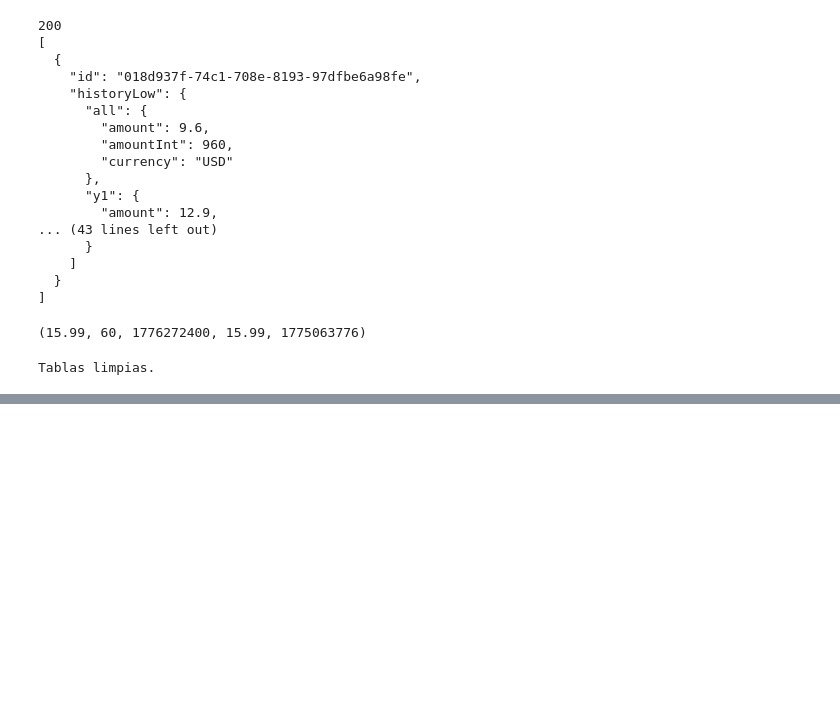
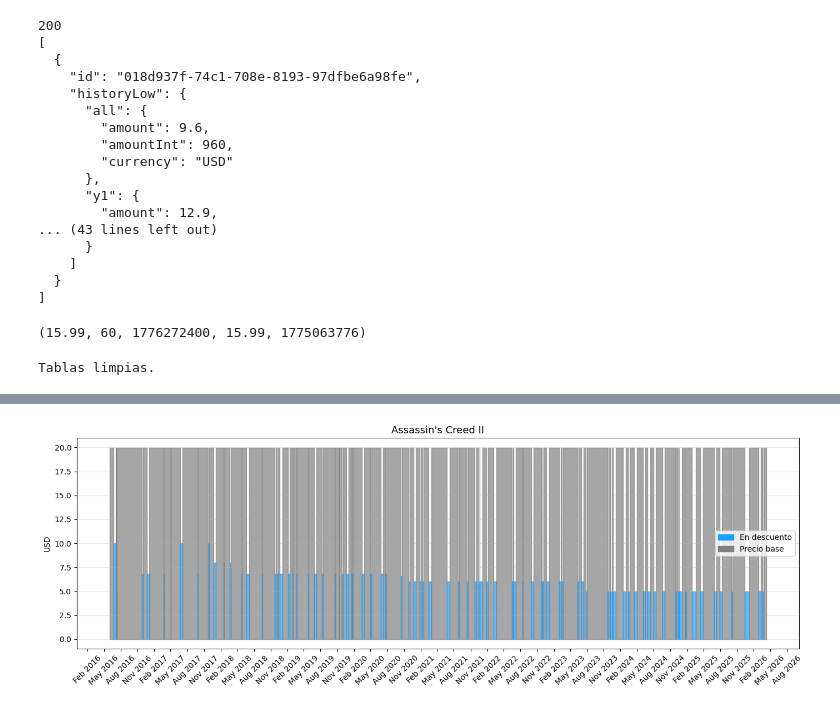
Before and after one commit to AdrianFrias/GAMELENS, a Jupyter notebook: notebooks/04_Extracion_ID_ITAD.ipynb, the cells around one changed output, grey strips where cells are left out. Drawn from its saved outputs; the diff is of its cells as text; code cells hidden in the pictures; blank space fills up the shorter version.

Commit message:
Ajuste de ignore, del codigo de obtener historico de precios y de entorno

```diff
--- a/notebooks/04_Extracion_ID_ITAD.ipynb
+++ b/notebooks/04_Extracion_ID_ITAD.ipynb
@@ -448,8 +447,0 @@ print("Todos procesados.")
-# %%
-with sqlite3.connect(DB_PATH) as conn:
-    df = pd.read_sql("""
-        SELECT *
-        FROM CAT_Juego
-        WHERE titulo like "%Tomb Raider%"
-    """, conn)
-    display(df)
@@ -852,0 +448,7 @@ with sqlite3.connect(DB_PATH) as conn:
+# %%
+with sqlite3.connect(DB_PATH) as conn:
+    df = pd.read_sql("""
+        SELECT *
+        FROM Hist_Precios_ITAD
+    """, conn)
+    display(df.head(30))
@@ -852,0 +473,19 @@ with sqlite3.connect(DB_PATH) as conn:
+# %%
+with sqlite3.connect(DB_PATH) as conn:
+    df = pd.read_sql("""
+        SELECT
+            COUNT(j.itad_id_texto)                                       AS juegos_vinculados,
+            COUNT(d.itad_id_texto)                                       AS juegos_procesados,
+            COUNT(h.itad_id_texto)                                       AS juegos_con_historial,
+            SUM(CASE WHEN d.precio_actual  IS NOT NULL THEN 1 ELSE 0 END) AS con_precio_actual,
+            SUM(CASE WHEN d.precio_minimo  IS NOT NULL THEN 1 ELSE 0 END) AS con_precio_minimo,
+            SUM(CASE WHEN d.descuento_actual > 0       THEN 1 ELSE 0 END) AS en_descuento_ahora,
+            (SELECT COUNT(*) FROM Hist_Precios_ITAD)                      AS total_registros_hist
+        FROM CAT_Juego j
+        LEFT JOIN Datos_Actuales_ITAD d ON j.itad_id_texto = d.itad_id_texto
+        LEFT JOIN (SELECT DISTINCT itad_id_texto FROM Hist_Precios_ITAD) h ON j.itad_id_texto = h.itad_id_texto
+        WHERE j.itad_id_texto IS NOT NULL
+    """, conn)
+    display(df)
+
+#paree que perdi 170 pero las pruebas indeican que itad a vces no traquea bien losd datos
@@ -853,3 +569,7 @@ with sqlite3.connect(DB_PATH) as conn:
+# %%
+graficar_historial("018d937f-3497-71d8-91b5-442e6b36f0cd")
+# %% [output]
+[figure, added]
 # %%
 conexion = sqlite3.connect(DB_PATH)
 tablas = pd.read_sql_query("SELECT name FROM sqlite_master WHERE type='table' AND name NOT LIKE 'sqlite_%';", conexion)
```
Also changed, not shown: parts of 19 cells of this notebook, 3 other files.
